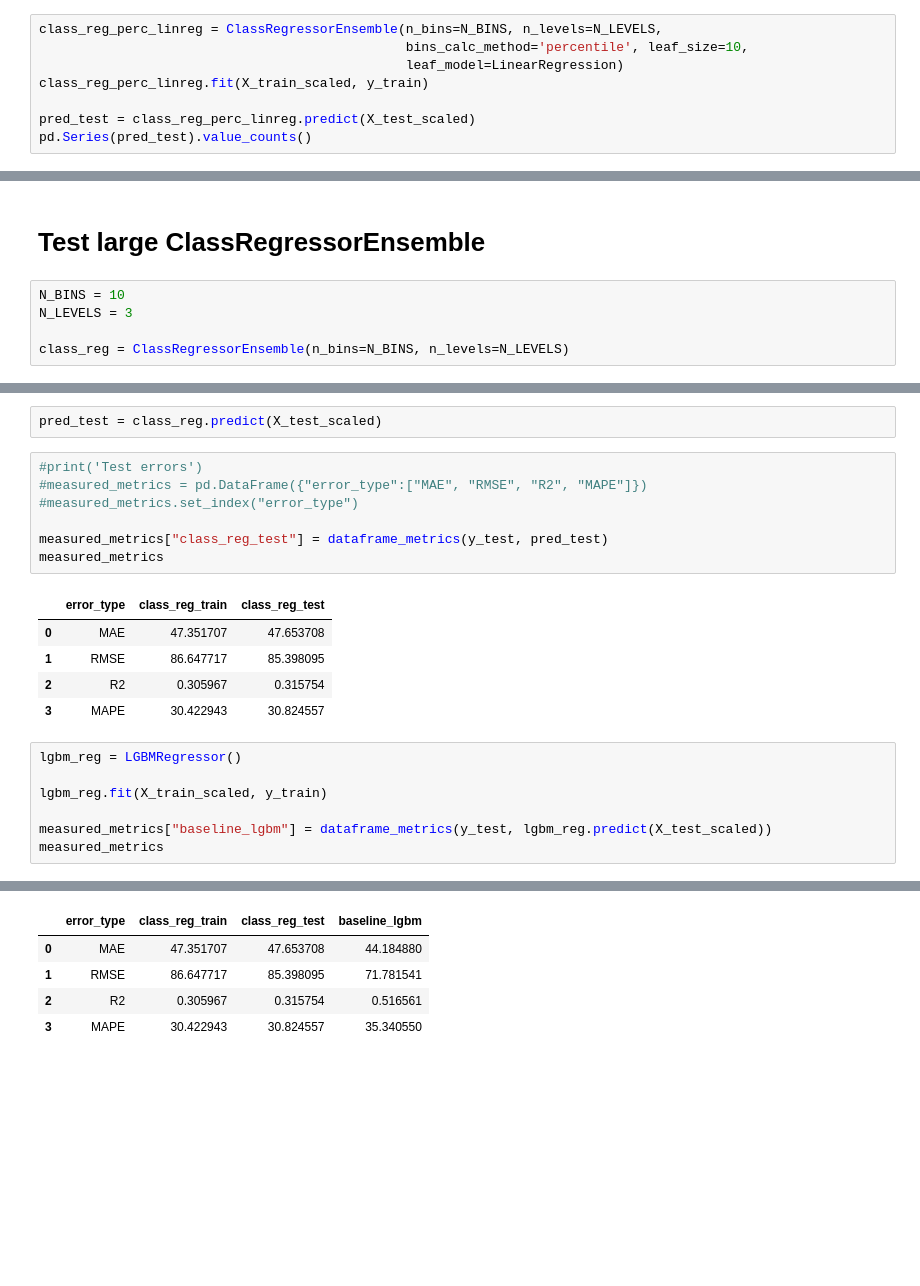
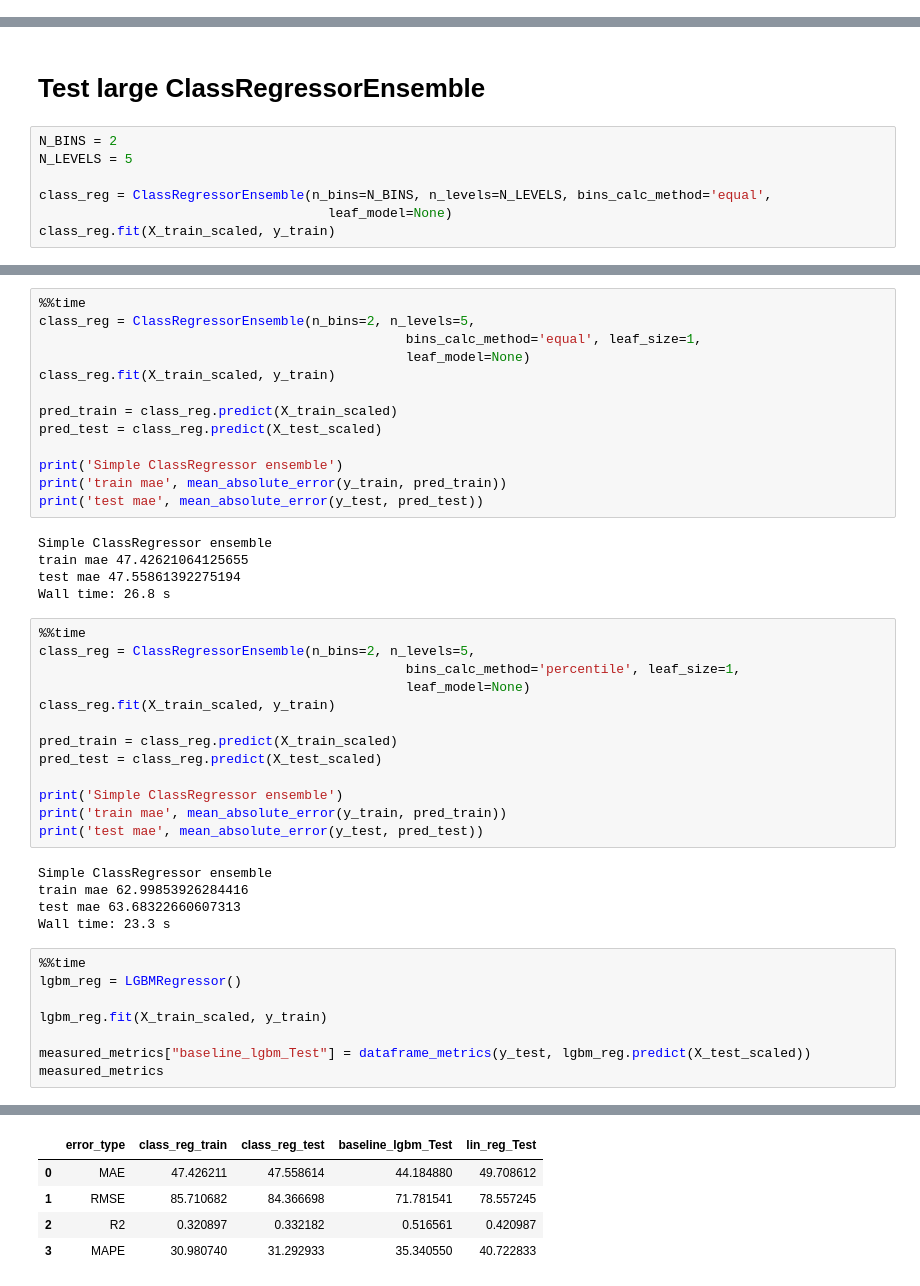
Before and after one commit to drheavy/RegressionClassifier, a Jupyter notebook: ClassRegressor.ipynb, the cells around one changed output, grey strips where cells are left out. Drawn from its saved outputs; the diff is of its cells as text; blank space fills up the shorter version.

```diff
--- a/ClassRegressor.ipynb
+++ b/ClassRegressor.ipynb
@@ -257,11 +260,3 @@ pd.Series(pred_test).value_counts()
 256.25     877
 455.25       6
 dtype: int64
-# %%
-class_reg_perc_linreg = ClassRegressorEnsemble(n_bins=N_BINS, n_levels=N_LEVELS,
-                                               bins_calc_method='percentile', leaf_size=10,
-                                               leaf_model=LinearRegression)
-class_reg_perc_linreg.fit(X_train_scaled, y_train)
-
-pred_test = class_reg_perc_linreg.predict(X_test_scaled)
-pd.Series(pred_test).value_counts()
@@ -343,7 +293,9 @@ test mae 55.95651271722078
 # %% [markdown]
 # Test large ClassRegressorEnsemble
 # %%
-N_BINS = 10
-N_LEVELS = 3
+N_BINS = 2
+N_LEVELS = 5
 
-class_reg = ClassRegressorEnsemble(n_bins=N_BINS, n_levels=N_LEVELS)
+class_reg = ClassRegressorEnsemble(n_bins=N_BINS, n_levels=N_LEVELS, bins_calc_method='equal',
+                                     leaf_model=None)
+class_reg.fit(X_train_scaled, y_train)
@@ -387,23 +338,45 @@ measured_metrics
-# %%
-pred_test = class_reg.predict(X_test_scaled)
-# %%
-#print('Test errors')
-#measured_metrics = pd.DataFrame({"error_type":["MAE", "RMSE", "R2", "MAPE"]})
-#measured_metrics.set_index("error_type")
-
-measured_metrics["class_reg_test"] = dataframe_metrics(y_test, pred_test)
-measured_metrics
-# %% [output]
-|  | error_type | class_reg_train | class_reg_test |
-| 0 | MAE | 47.351707 | 47.653708 |
-| 1 | RMSE | 86.647717 | 85.398095 |
-| 2 | R2 | 0.305967 | 0.315754 |
-| 3 | MAPE | 30.422943 | 30.824557 |
+# %%
+%%time
+class_reg = ClassRegressorEnsemble(n_bins=2, n_levels=5,
+                                               bins_calc_method='equal', leaf_size=1,
+                                               leaf_model=None)
+class_reg.fit(X_train_scaled, y_train)
+
+pred_train = class_reg.predict(X_train_scaled)
+pred_test = class_reg.predict(X_test_scaled)
+
+print('Simple ClassRegressor ensemble')
+print('train mae', mean_absolute_error(y_train, pred_train))
+print('test mae', mean_absolute_error(y_test, pred_test))
+# %% [output]
+Simple ClassRegressor ensemble
+train mae 47.42621064125655
+test mae 47.55861392275194
+Wall time: 26.8 s
+# %%
+%%time
+class_reg = ClassRegressorEnsemble(n_bins=2, n_levels=5,
+                                               bins_calc_method='percentile', leaf_size=1,
+                                               leaf_model=None)
+class_reg.fit(X_train_scaled, y_train)
+
+pred_train = class_reg.predict(X_train_scaled)
+pred_test = class_reg.predict(X_test_scaled)
+
+print('Simple ClassRegressor ensemble')
+print('train mae', mean_absolute_error(y_train, pred_train))
+print('test mae', mean_absolute_error(y_test, pred_test))
+# %% [output]
+Simple ClassRegressor ensemble
+train mae 62.99853926284416
+test mae 63.68322660607313
+Wall time: 23.3 s
 # %%
+%%time
 lgbm_reg = LGBMRegressor()
 
 lgbm_reg.fit(X_train_scaled, y_train)
 
-measured_metrics["baseline_lgbm"] = dataframe_metrics(y_test, lgbm_reg.predict(X_test_scaled))
+measured_metrics["baseline_lgbm_Test"] = dataframe_metrics(y_test, lgbm_reg.predict(X_test_scaled))
 measured_metrics
 # %% [output]
@@ -410,5 +384,5 @@ measured_metrics
-|  | error_type | class_reg_train | class_reg_test | baseline_lgbm |
-| 0 | MAE | 47.351707 | 47.653708 | 44.184880 |
-| 1 | RMSE | 86.647717 | 85.398095 | 71.781541 |
-| 2 | R2 | 0.305967 | 0.315754 | 0.516561 |
-| 3 | MAPE | 30.422943 | 30.824557 | 35.340550 |
+|  | error_type | class_reg_train | class_reg_test | baseline_lgbm_Test | lin_reg_Test |
+| 0 | MAE | 47.426211 | 47.558614 | 44.184880 | 49.708612 |
+| 1 | RMSE | 85.710682 | 84.366698 | 71.781541 | 78.557245 |
+| 2 | R2 | 0.320897 | 0.332182 | 0.516561 | 0.420987 |
+| 3 | MAPE | 30.980740 | 31.292933 | 35.340550 | 40.722833 |
```
Also changed, not shown: parts of 29 cells of this notebook.
